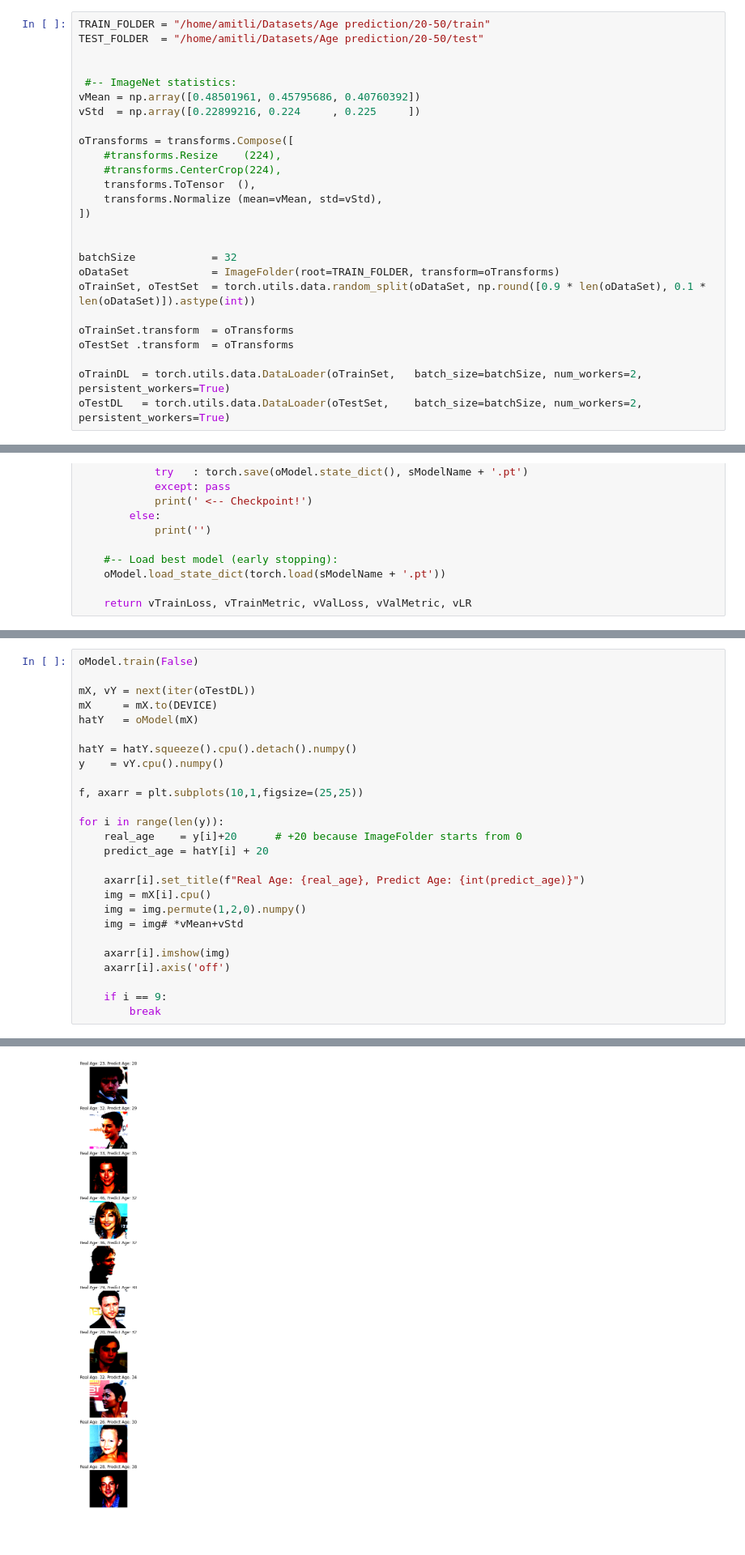
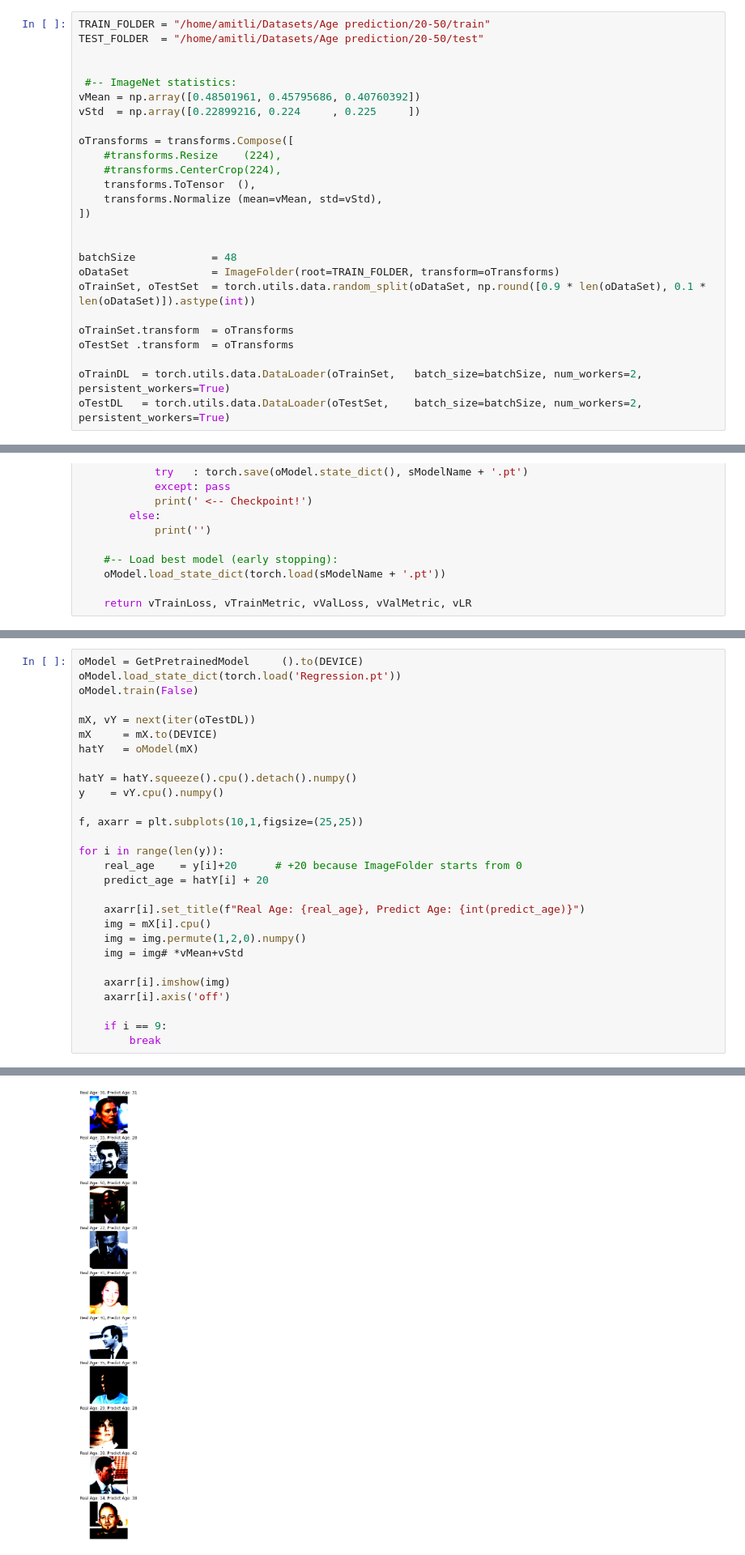
Before and after one commit to amitliron/My_AI_Exercises, a Jupyter notebook: Age prediction/Age_Regression.ipynb, the cells around one changed output, grey strips where cells are left out. Shown at 81% size. Cells and saved outputs as stored; diff of their text form; blank space fills up the shorter version.

```diff
--- a/Age prediction/Age_Regression.ipynb
+++ b/Age prediction/Age_Regression.ipynb
@@ -66,7 +66,7 @@ oTransforms = transforms.Compose([
 ])
 
 
-batchSize            = 32
+batchSize            = 48
 oDataSet             = ImageFolder(root=TRAIN_FOLDER, transform=oTransforms)
 oTrainSet, oTestSet  = torch.utils.data.random_split(oDataSet, np.round([0.9 * len(oDataSet), 0.1 * len(oDataSet)]).astype(int))
 
@@ -307,4 +288,6 @@ Epoch 029: | Train loss: 41.600 | Val loss: 83.629 | Train Metric:  0.454 | Val
 # %%
+oModel = GetPretrainedModel     ().to(DEVICE)
+oModel.load_state_dict(torch.load('Regression.pt'))
 oModel.train(False)
 
 mX, vY = next(iter(oTestDL))
@@ -314,31 +297,31 @@ hatY   = oModel(mX)
 hatY = hatY.squeeze().cpu().detach().numpy()
 y    = vY.cpu().numpy()
 
 f, axarr = plt.subplots(10,1,figsize=(25,25))
 
 for i in range(len(y)):
     real_age    = y[i]+20      # +20 because ImageFolder starts from 0
     predict_age = hatY[i] + 20
 
     axarr[i].set_title(f"Real Age: {real_age}, Predict Age: {int(predict_age)}")
     img = mX[i].cpu()
     img = img.permute(1,2,0).numpy()
     img = img# *vMean+vStd
 
     axarr[i].imshow(img)
     axarr[i].axis('off')
 
     if i == 9:
         break
 # %% [output]
 Clipping input data to the valid range for imshow with RGB data ([0..1] for floats or [0..255] for integers).
 Clipping input data to the valid range for imshow with RGB data ([0..1] for floats or [0..255] for integers).
 Clipping input data to the valid range for imshow with RGB data ([0..1] for floats or [0..255] for integers).
 Clipping input data to the valid range for imshow with RGB data ([0..1] for floats or [0..255] for integers).
 Clipping input data to the valid range for imshow with RGB data ([0..1] for floats or [0..255] for integers).
 Clipping input data to the valid range for imshow with RGB data ([0..1] for floats or [0..255] for integers).
 Clipping input data to the valid range for imshow with RGB data ([0..1] for floats or [0..255] for integers).
 Clipping input data to the valid range for imshow with RGB data ([0..1] for floats or [0..255] for integers).
 Clipping input data to the valid range for imshow with RGB data ([0..1] for floats or [0..255] for integers).
 Clipping input data to the valid range for imshow with RGB data ([0..1] for floats or [0..255] for integers).
-[figure, old version]
+[figure, new version]
```
Also changed, not shown: parts of 11 cells of this notebook, 17 other files.
